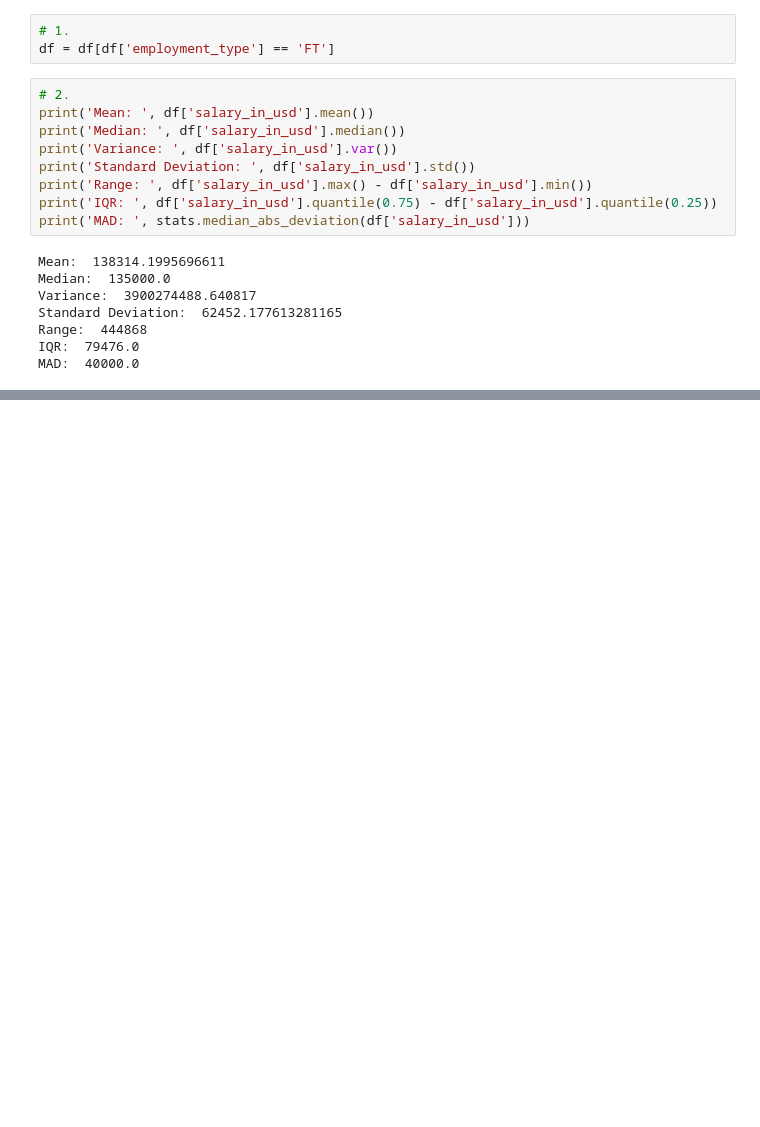
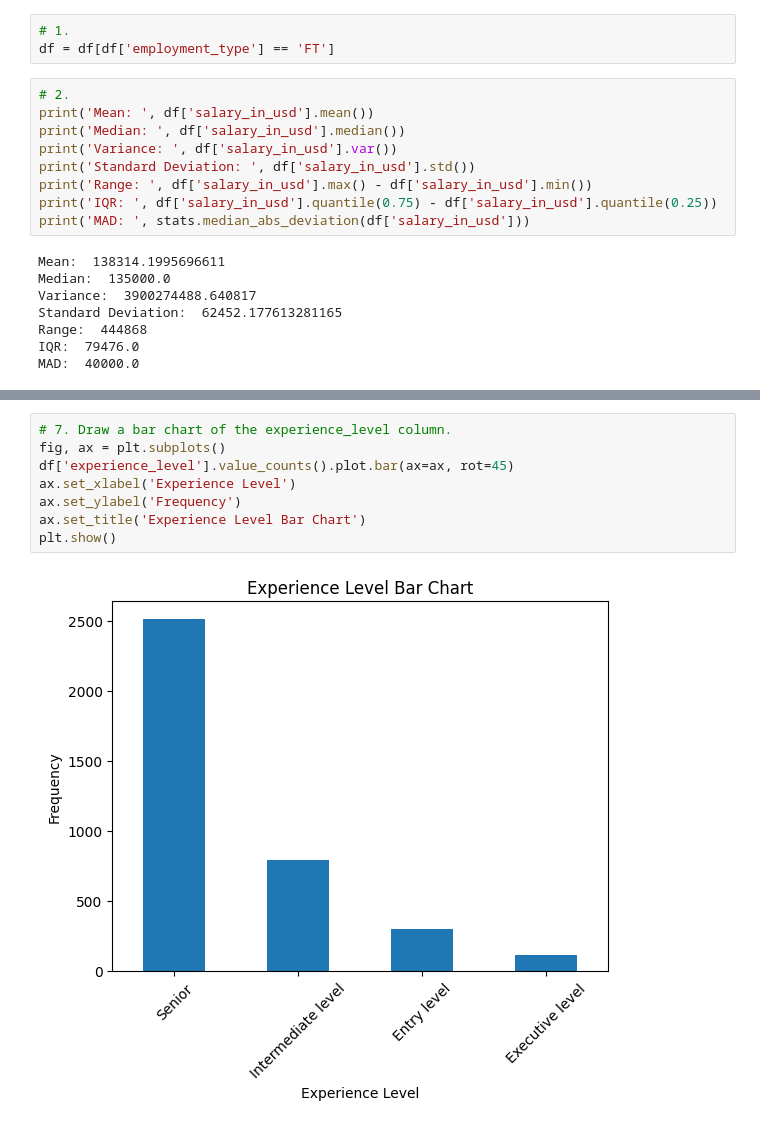
Before and after one commit to deniskristak/data-science-salaries, a Jupyter notebook: basic_analysis.ipynb, the cells around one changed output, grey strips where cells are left out. Saved outputs shown, nothing was run; the diff lists cells and outputs as text; blank space fills up the shorter version.

```diff
--- a/basic_analysis.ipynb
+++ b/basic_analysis.ipynb
@@ -55,0 +144,10 @@ MAD:  40000.0
+# %%
+# 7. Draw a bar chart of the experience_level column.
+fig, ax = plt.subplots()
+df['experience_level'].value_counts().plot.bar(ax=ax, rot=45)
+ax.set_xlabel('Experience Level')
+ax.set_ylabel('Frequency')
+ax.set_title('Experience Level Bar Chart')
+plt.show()
+# %% [output]
+[figure, added]
```
Also changed, not shown: parts of 21 cells of this notebook, 2 other files.
